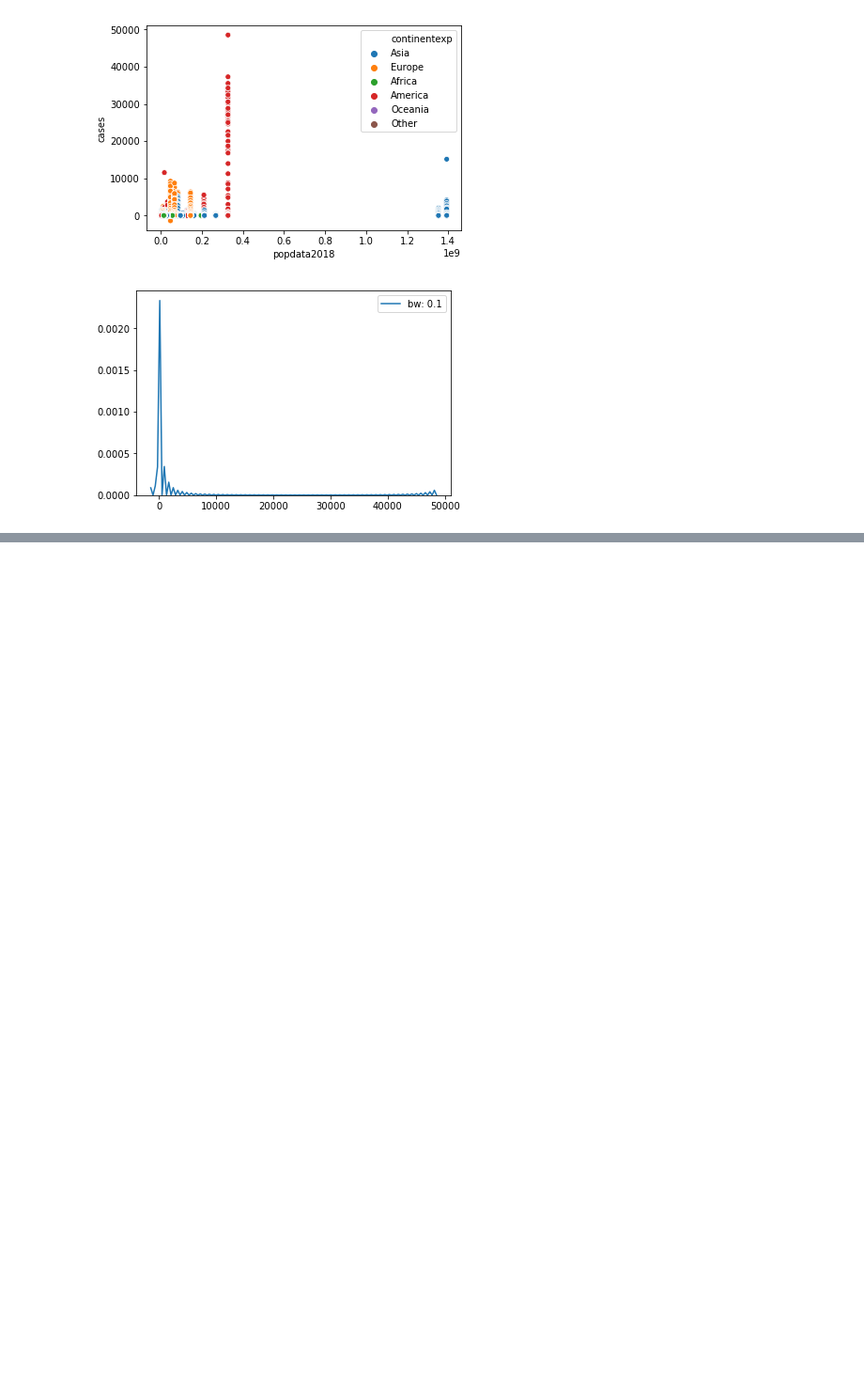
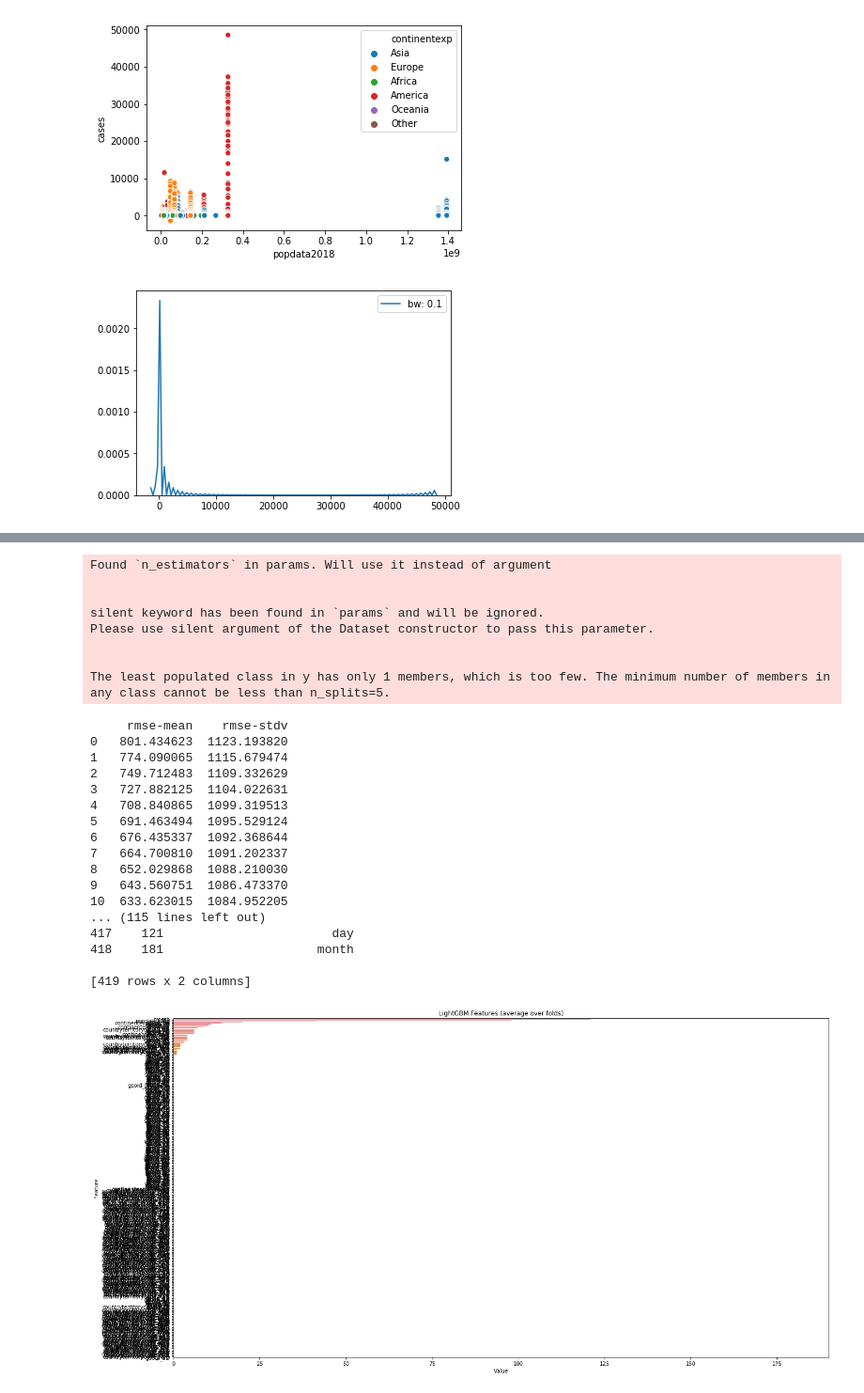
Before and after one commit to vinay23teja/covid_analysis, a Jupyter notebook: data exploration.ipynb, the cells around one changed output, grey strips where cells are left out. Shown at 94% size. Drawn from its saved outputs; the diff is of its cells as text; code cells hidden in the pictures; blank space fills up the shorter version.

```diff
--- a/data exploration.ipynb
+++ b/data exploration.ipynb
@@ -165,0 +285,13 @@ Name: continentexp, dtype: int64
+# %%
+param_test1 = {
+ 'max_depth':[4,6,8],
+ 'min_child_weight':[1,3,5]
+}
+# %%
+gsearch1 = GridSearchCV(estimator = lgb.LGBMRegressor(earning_rate =0.1, n_estimators=100, max_depth=5,
+                                                  min_child_weight=1, subsample=0.8, colsample_bytree=0.8,
+                                                  objective='regression', seed=0),
+                        param_grid = param_test1, scoring='r2',n_jobs=4,iid=False, cv=5)
+# %%
+gsearch1.fit(ecdc[req_list],ecdc[target])
+gsearch1.grid_scores_, gsearch1.best_params_, gsearch1.best_score_
@@ -165,0 +311,29 @@ Name: continentexp, dtype: int64
+# %%
+modelfit(gsearch1.best_estimator_, ecdc, req_list)
+# %% [output]
+Found `n_estimators` in params. Will use it instead of argument
+
+
+silent keyword has been found in `params` and will be ignored.
+Please use silent argument of the Dataset constructor to pass this parameter.
+
+
+The least populated class in y has only 1 members, which is too few. The minimum number of members in any class cannot be less than n_splits=5.
+     rmse-mean    rmse-stdv
+0   801.434623  1123.193820
+1   774.090065  1115.679474
+2   749.712483  1109.332629
+3   727.882125  1104.022631
+4   708.840865  1099.319513
+5   691.463494  1095.529124
+6   676.435337  1092.368644
+7   664.700810  1091.202337
+8   652.029868  1088.210030
+9   643.560751  1086.473370
+10  633.623015  1084.952205
+... (115 lines left out)
+417    121                       day
+418    181                     month
+
+[419 rows x 2 columns]
+[figure, added]
```
Also changed, not shown: parts of 38 cells of this notebook.
